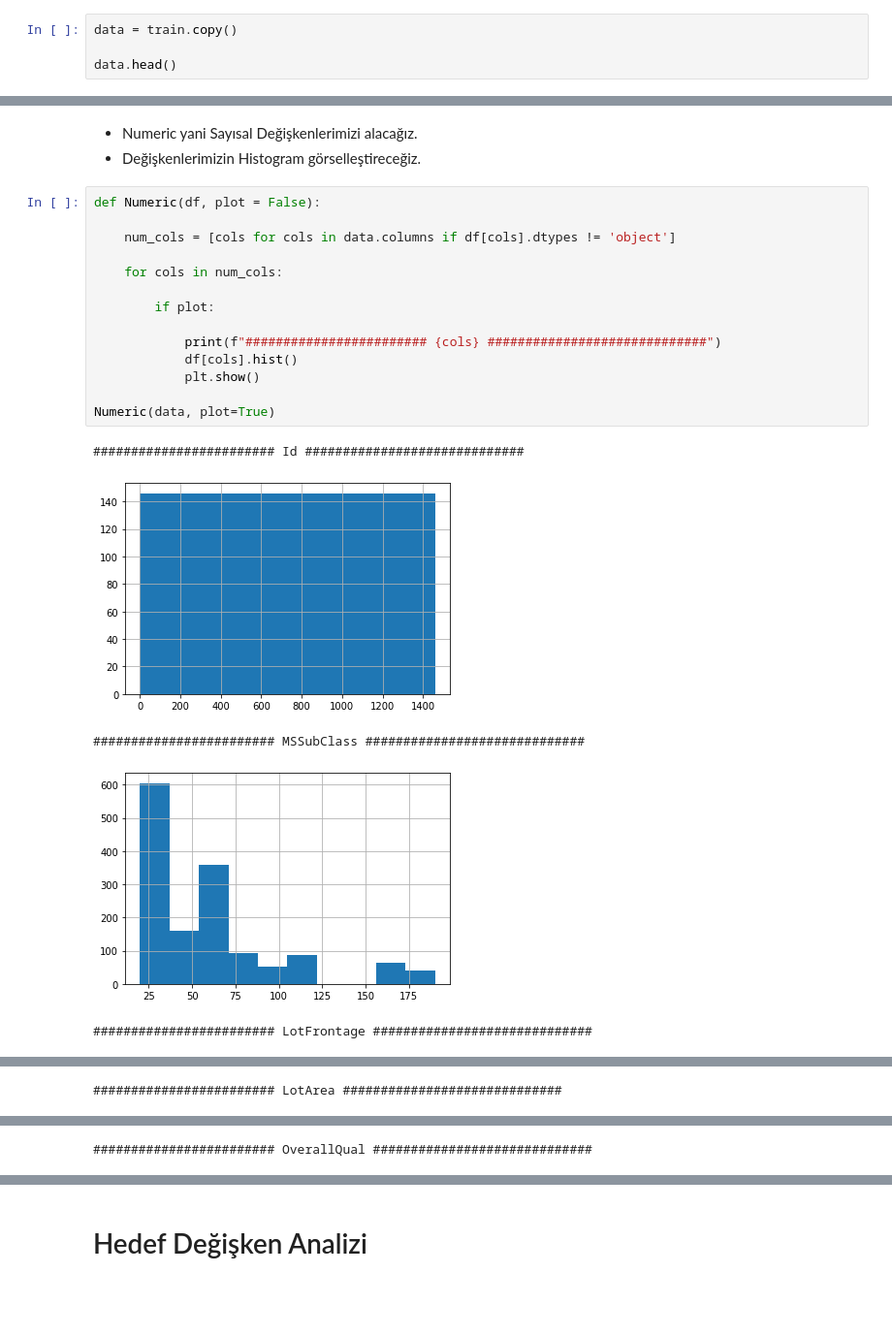
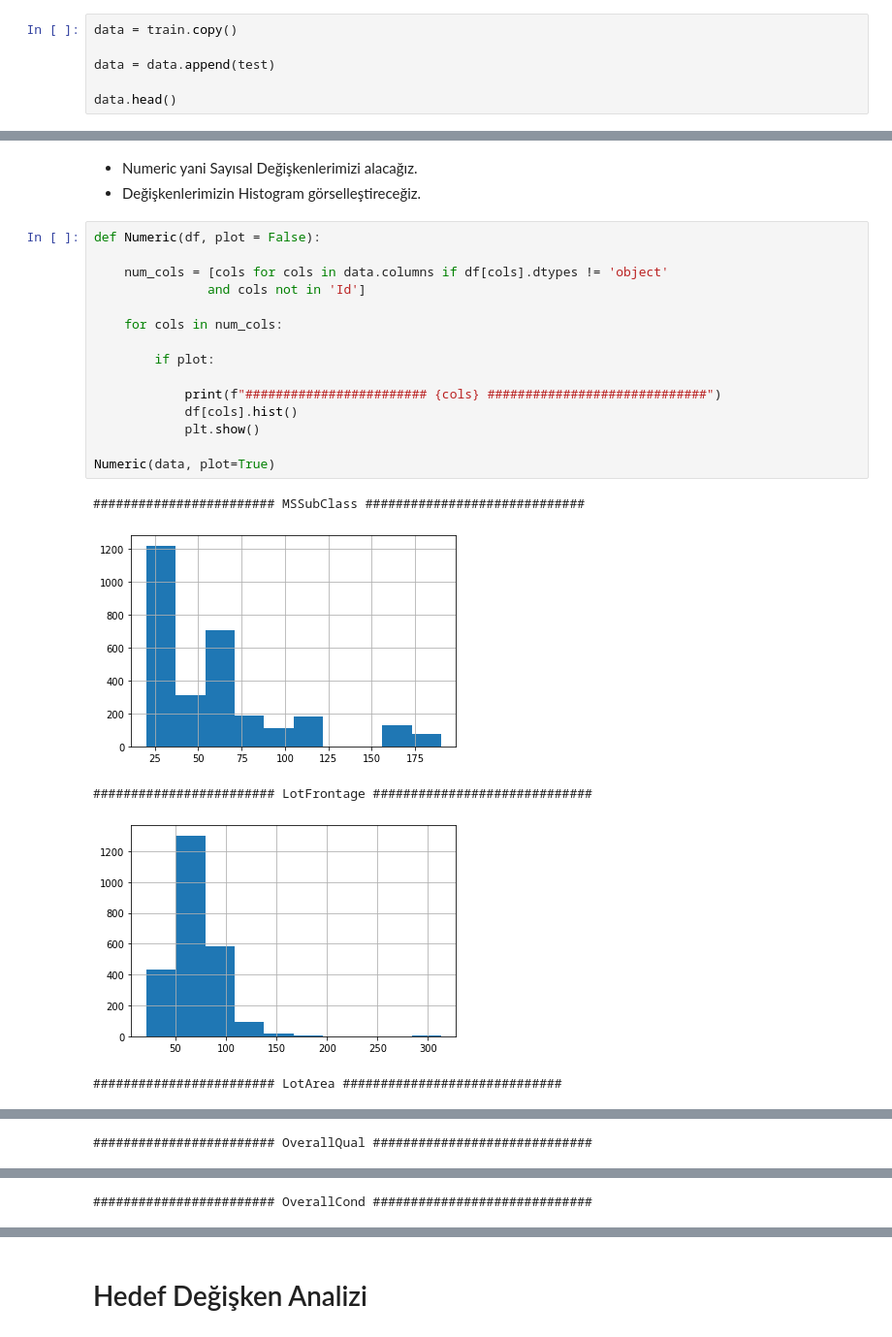
Before and after one commit to TheKoray/Kaggle-Projects, a Jupyter notebook: HousePrice/houseprice.ipynb, the cells around one changed output, grey strips where cells are left out. Shown at 97% size. Drawn from its saved outputs; the diff is of its cells as text; blank space fills up the shorter version.

```diff
--- a/HousePrice/houseprice.ipynb
+++ b/HousePrice/houseprice.ipynb
@@ -31,6 +31,8 @@ test = pd.read_csv("/kaggle/input/house-prices-advanced-regression-techniques/te
 # %%
 data = train.copy()
 
+data = data.append(test)
+
 data.head()
 # %% [output]
 |  | Id | MSSubClass | MSZoning | LotFrontage | LotArea | Street | Alley | LotShape | LandContour | ... |
@@ -232,20 +236,21 @@ data.describe().T
 # %%
 def Numeric(df, plot = False):
 
-    num_cols = [cols for cols in data.columns if df[cols].dtypes != 'object']
+    num_cols = [cols for cols in data.columns if df[cols].dtypes != 'object'
+               and cols not in 'Id']
 
     for cols in num_cols:
 
         if plot:
 
             print(f"######################## {cols} #############################")
             df[cols].hist()
             plt.show()
 
 Numeric(data, plot=True)
 # %% [output]
-######################## Id #############################
+######################## MSSubClass #############################
-[figure, old version]
+[figure, new version]
-######################## MSSubClass #############################
+######################## LotFrontage #############################
-[figure, old version]
+[figure, new version]
-######################## LotFrontage #############################
+######################## LotArea #############################
@@ -253 +258 @@ Numeric(data, plot=True)
-######################## LotArea #############################
+######################## OverallQual #############################
@@ -255 +260 @@ Numeric(data, plot=True)
-######################## OverallQual #############################
+######################## OverallCond #############################
```
Also changed, not shown: parts of 150 cells of this notebook.
